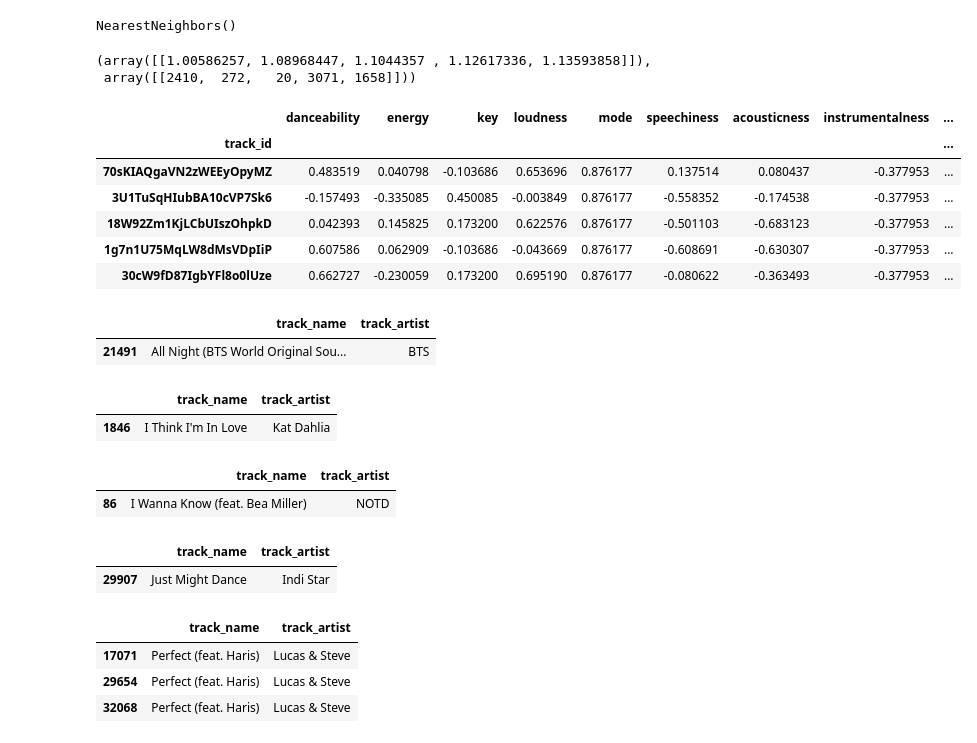
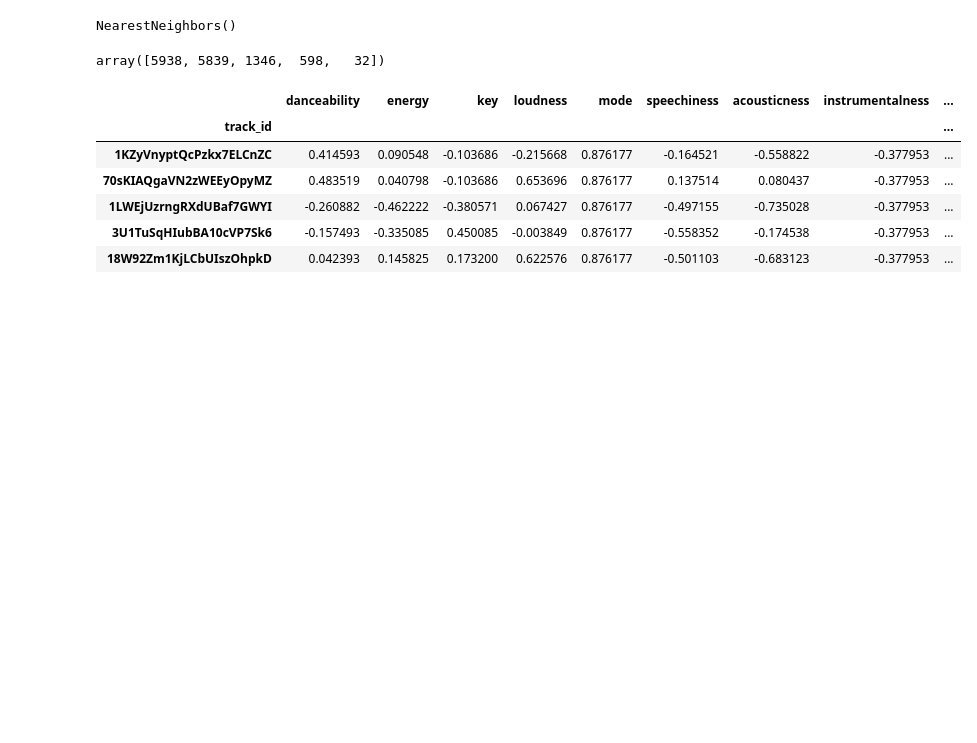
Before and after one commit to JoeBrueneman/Jammin_With_Spotify, a Jupyter notebook: topic1_30k/Processing.ipynb, the cells around one changed output. Saved outputs shown, nothing was run; the diff lists cells and outputs as text; code cells hidden in the pictures; blank space fills up the shorter version.

```diff
--- a/topic1_30k/Processing.ipynb
+++ b/topic1_30k/Processing.ipynb
@@ -122,6 +131,6 @@ df_elbow.hvplot.line(
 # %%
 # Initialize the K-Means model with n_clusters=3
-model = KMeans(n_clusters=15)
+model = KMeans(n_clusters=7)
 
 # Fit the model for the rate_df_scaled DataFrame
 model.fit(scaled_songs_df)
@@ -233,6 +255,8 @@ scaled_my_list_feature_df.head()
 |  | danceability | energy | key | loudness | mode | speechiness | acousticness | instrumentalness | ... |
 | 0 | 0.07272 | -0.21237 | -0.103686 | 0.274964 | 0.876177 | 0.152517 | -0.31441 | -0.377864 | ... |
 # %%
+# Predict user's song cluster
 my_cluster = model.predict(scaled_my_list_feature_df)
-my_cluster
+cluster_pred = my_cluster[0]
+cluster_pred
 # %% [output]
@@ -240,5 +267,6 @@ array([7], dtype=int32)
 # %%
-similar_songs = clustered_scaled_songs_df[clustered_scaled_songs_df["songs_cluster"]==7]
+# Find similar songs of the user's cluster
+similar_songs = clustered_scaled_songs_df[clustered_scaled_songs_df["songs_cluster"]==cluster_pred]
 similar_songs
 # %% [output]
 |  | danceability | energy | key | loudness | mode | speechiness | acousticness | instrumentalness | ... |
@@ -283,44 +313,21 @@ neigh.fit(similar_songs_search)
 # %% [output]
 NearestNeighbors()
 # %%
-neigh.kneighbors(scaled_my_list_feature_df, 5)
+# Find the index of the 5 nearest songs to user's song (mean)
+user_five_recommendations = neigh.kneighbors(scaled_my_list_feature_df, 5)
+user_five_recommendations = user_five_recommendations[1][0]
+user_five_recommendations
 # %% [output]
-(array([[1.00586257, 1.08968447, 1.1044357 , 1.12617336, 1.13593858]]),
- array([[2410,  272,   20, 3071, 1658]]))
+array([5938, 5839, 1346,  598,   32])
 # %%
-similar_songs_search.iloc[[2410, 272, 20, 3071, 1658],:]
+# Locate the five songs
+user_five_song_list = similar_songs_search.iloc[user_five_recommendations,:]
+user_five_song_list
 # %% [output]
 |  | danceability | energy | key | loudness | mode | speechiness | acousticness | instrumentalness | ... |
 | track_id |  |  |  |  |  |  |  |  | ... |
+| 1KZyVnyptQcPzkx7ELCnZC | 0.414593 | 0.090548 | -0.103686 | -0.215668 | 0.876177 | -0.164521 | -0.558822 | -0.377953 | ... |
 | 70sKIAQgaVN2zWEEyOpyMZ | 0.483519 | 0.040798 | -0.103686 | 0.653696 | 0.876177 | 0.137514 | 0.080437 | -0.377953 | ... |
+| 1LWEjUzrngRXdUBaf7GWYI | -0.260882 | -0.462222 | -0.380571 | 0.067427 | 0.876177 | -0.497155 | -0.735028 | -0.377953 | ... |
 | 3U1TuSqHIubBA10cVP7Sk6 | -0.157493 | -0.335085 | 0.450085 | -0.003849 | 0.876177 | -0.558352 | -0.174538 | -0.377953 | ... |
 | 18W92Zm1KjLCbUIszOhpkD | 0.042393 | 0.145825 | 0.173200 | 0.622576 | 0.876177 | -0.501103 | -0.683123 | -0.377953 | ... |
-| 1g7n1U75MqLW8dMsVDpIiP | 0.607586 | 0.062909 | -0.103686 | -0.043669 | 0.876177 | -0.608691 | -0.630307 | -0.377953 | ... |
-| 30cW9fD87IgbYFl8o0lUze | 0.662727 | -0.230059 | 0.173200 | 0.695190 | 0.876177 | -0.080622 | -0.363493 | -0.377953 | ... |
-# %%
-songs_df[songs_df["track_id"]=="70sKIAQgaVN2zWEEyOpyMZ"][["track_name","track_artist"]]
-# %% [output]
-|  | track_name | track_artist |
-| 21491 | All Night (BTS World Original Sou... | BTS |
-# %%
-songs_df[songs_df["track_id"]=="3U1TuSqHIubBA10cVP7Sk6"][["track_name","track_artist"]]
-# %% [output]
-|  | track_name | track_artist |
-| 1846 | I Think I'm In Love | Kat Dahlia |
-# %%
-songs_df[songs_df["track_id"]=="18W92Zm1KjLCbUIszOhpkD"][["track_name","track_artist"]]
-# %% [output]
-|  | track_name | track_artist |
-| 86 | I Wanna Know (feat. Bea Miller) | NOTD |
-# %%
-songs_df[songs_df["track_id"]=="1g7n1U75MqLW8dMsVDpIiP"][["track_name","track_artist"]]
-# %% [output]
-|  | track_name | track_artist |
-| 29907 | Just Might Dance | Indi Star |
-# %%
-songs_df[songs_df["track_id"]=="30cW9fD87IgbYFl8o0lUze"][["track_name","track_artist"]]
-# %% [output]
-|  | track_name | track_artist |
-| 17071 | Perfect (feat. Haris) | Lucas & Steve |
-| 29654 | Perfect (feat. Haris) | Lucas & Steve |
-| 32068 | Perfect (feat. Haris) | Lucas & Steve |
```
Also changed, not shown: parts of 23 cells of this notebook.
